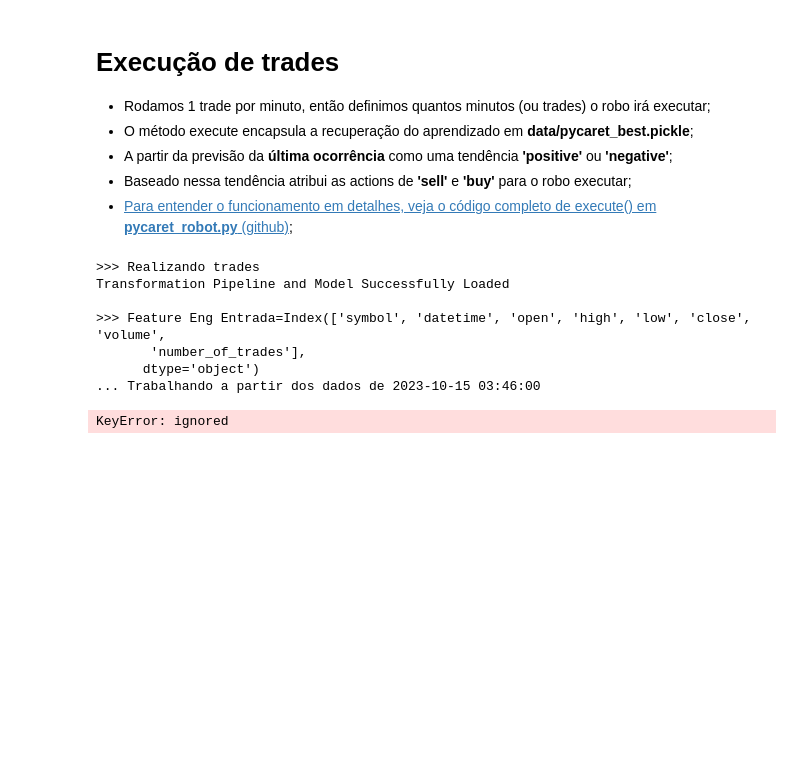
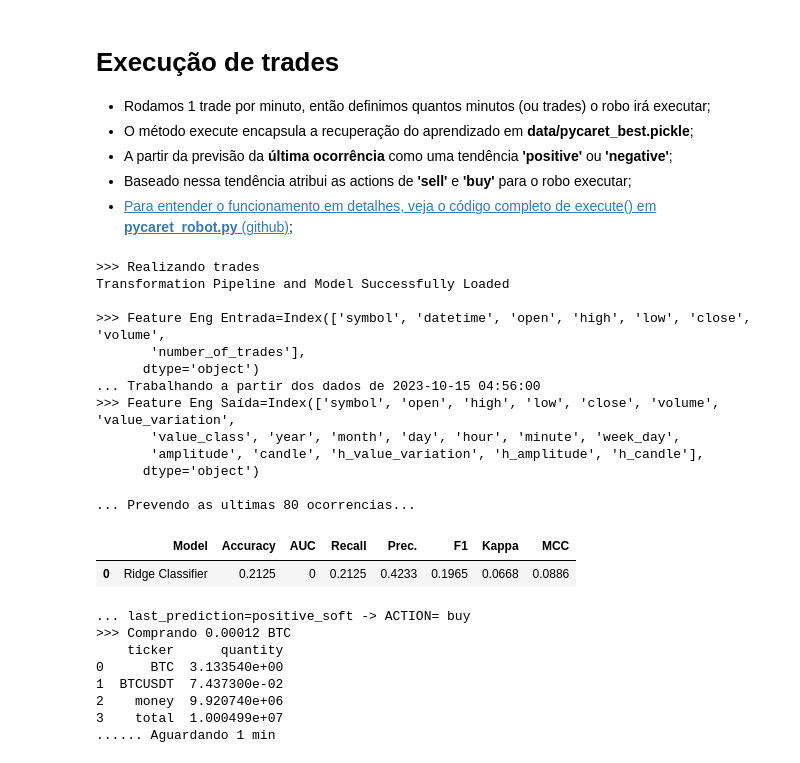
Before and after one commit to felipedmz/oraculus, a Jupyter notebook: main.ipynb, the cells around one changed output. Cells and saved outputs as stored; diff of their text form; code cells hidden in the pictures; blank space fills up the shorter version.

```diff
--- a/main.ipynb
+++ b/main.ipynb
@@ -205,19 +202,29 @@ Transformation Pipeline and Model Successfully Saved
 - [Para entender o funcionamento em detalhes, veja o código completo de execute() em **pycaret_robot.py** (github)](https://github.com/felipedmz/oraculus/blob/920be60fbe751c6b248a3be01f0de446f99e1ac8/src/pycaret_robot.py#L204);
 # %%
 minutos = 1 # 1 trade a cada 1 min
-"""
-from src.pycaret_robot import PycaretRobot
-
-pycaret_robot = PycaretRobot(api)
-api.cripto_quotation()
-"""
 pycaret_robot.execute(minutos)
+# pycaret_robot.execute(minutos, True) # executar somente em tendencia strong
 # %% [output]
 >>> Realizando trades
 Transformation Pipeline and Model Successfully Loaded
 
 >>> Feature Eng Entrada=Index(['symbol', 'datetime', 'open', 'high', 'low', 'close', 'volume',
        'number_of_trades'],
       dtype='object')
-... Trabalhando a partir dos dados de 2023-10-15 03:46:00
+... Trabalhando a partir dos dados de 2023-10-15 04:56:00
+>>> Feature Eng Saída=Index(['symbol', 'open', 'high', 'low', 'close', 'volume', 'value_variation',
+       'value_class', 'year', 'month', 'day', 'hour', 'minute', 'week_day',
+       'amplitude', 'candle', 'h_value_variation', 'h_amplitude', 'h_candle'],
+      dtype='object')
+
+... Prevendo as ultimas 80 ocorrencias...
+|  | Model | Accuracy | AUC | Recall | Prec. | F1 | Kappa | MCC |
+| 0 | Ridge Classifier | 0.2125 | 0 | 0.2125 | 0.4233 | 0.1965 | 0.0668 | 0.0886 |
-KeyError: ignored
+... last_prediction=positive_soft -> ACTION= buy
+>>> Comprando 0.00012 BTC
+    ticker      quantity
+0      BTC  3.133540e+00
+1  BTCUSDT  7.437300e-02
+2    money  9.920740e+06
+3    total  1.000499e+07
+...... Aguardando 1 min
```
Also changed, not shown: parts of 3 cells of this notebook.
